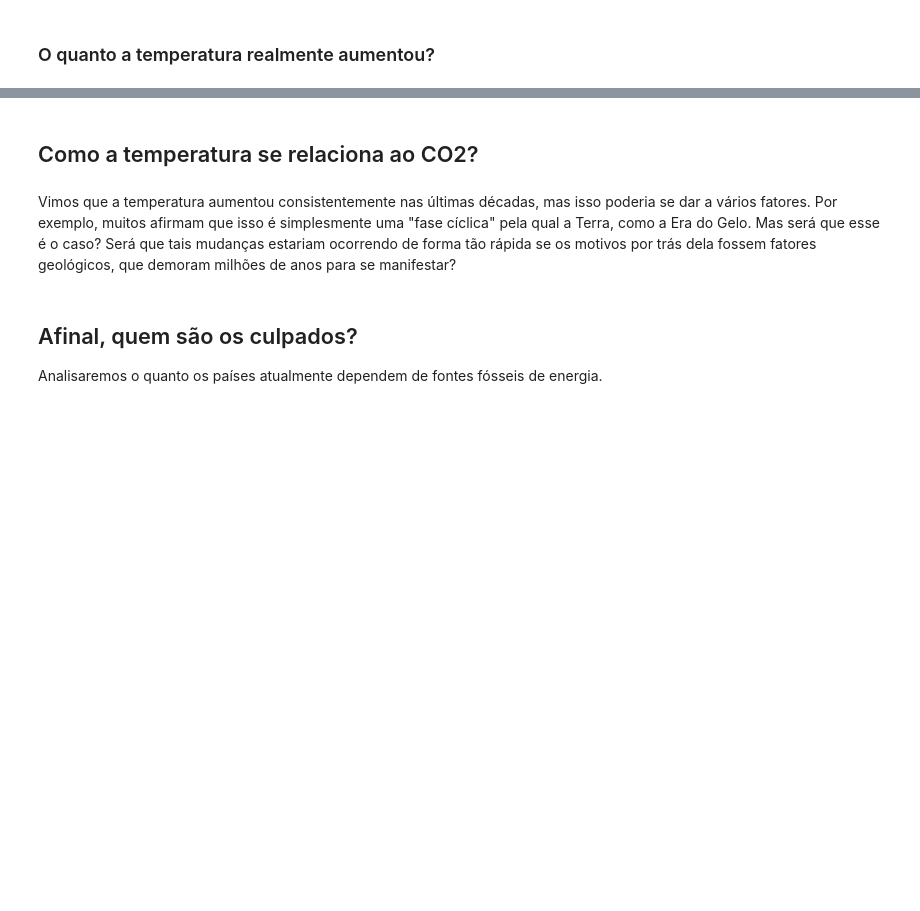
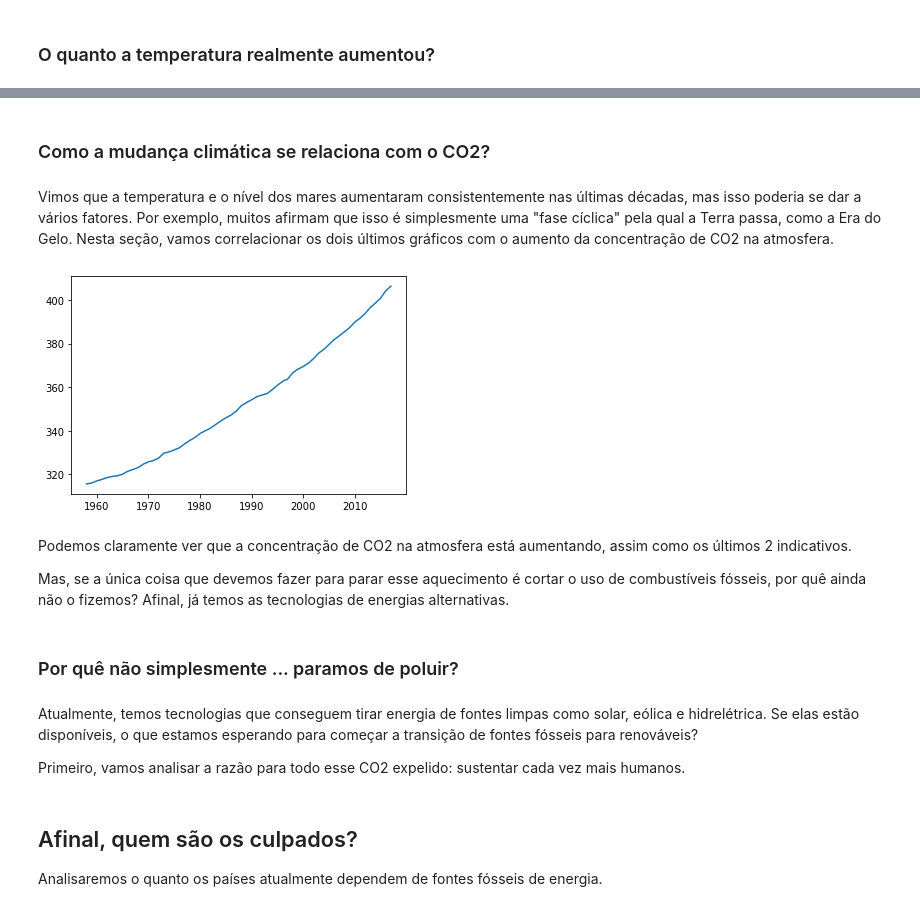
Before and after one commit to leoDomingos/Introducao-ao-aquecimento-global, a Jupyter notebook: main.ipynb, the cells around one changed output, grey strips where cells are left out. Drawn from its saved outputs; the diff is of its cells as text; code cells hidden in the pictures; blank space fills up the shorter version.

```diff
--- a/main.ipynb
+++ b/main.ipynb
@@ -145,7 +202,37 @@ análise da temperatura
 # %% [markdown]
-## Como a temperatura se relaciona ao CO2?
+### Como a mudança climática se relaciona com o CO2?
 # %% [markdown]
-Vimos que a temperatura aumentou consistentemente nas últimas décadas, mas isso poderia se dar a vários fatores. Por exemplo, muitos afirmam que isso é simplesmente uma "fase cíclica" pela qual a Terra, como a Era do Gelo. Mas será que esse é o caso? Será que tais mudanças estariam ocorrendo de forma tão rápida se os motivos por trás dela fossem fatores geológicos, que demoram milhões de anos para se manifestar?
+Vimos que a temperatura e o nível dos mares aumentaram consistentemente nas últimas décadas, mas isso poderia se dar a vários fatores. Por exemplo, muitos afirmam que isso é simplesmente uma "fase cíclica" pela qual a Terra passa, como a Era do Gelo. Nesta seção, vamos correlacionar os dois últimos gráficos com o aumento da concentração de CO2 na atmosfera.
+# %%
+co2_concentration_data = pd.read_csv("./data/co2-concentration.csv")
+
+dict_co2_concentration = {year:[] for year in range(1958, 2018)}
+
+
+for index, row in co2_concentration_data.iterrows():
+    co2_concentration_ano = int(row.Year)
+    if row["Carbon Dioxide (ppm)"] > 0: # Vendo se tem dados
+        dict_co2_concentration[co2_concentration_ano].append(row["Carbon Dioxide (ppm)"])
+    else: # Se não tem, adicionamos a média
+        if len(dict_co2_concentration[co2_concentration_ano]) > 0:
+            dict_co2_concentration[co2_concentration_ano].append(np.average(dict_co2_concentration[co2_concentration_ano]))
+
+for ano, concentracao in dict_co2_concentration.items():
+    dict_co2_concentration[ano] = np.average(concentracao)
+# %%
+plt.plot(list(dict_co2_concentration.keys()), list(dict_co2_concentration.values()));
+# %% [output]
+[figure, added]
+# %% [markdown]
+Podemos claramente ver que a concentração de CO2 na atmosfera está aumentando, assim como os últimos 2 indicativos.
+
+Mas, se a única coisa que devemos fazer para parar esse aquecimento é cortar o uso de combustíveis fósseis, por quê ainda não o fizemos? Afinal, já temos as tecnologias de energias alternativas.
+# %% [markdown]
+### Por quê não simplesmente ... paramos de poluir?
+# %% [markdown]
+Atualmente, temos tecnologias que conseguem tirar energia de fontes limpas como solar, eólica e hidrelétrica. Se elas estão disponíveis, o que estamos esperando para começar a transição de fontes fósseis para renováveis?
+
+Primeiro, vamos analisar a razão para todo esse CO2 expelido: sustentar cada vez mais humanos.
 # %% [markdown]
 ## Afinal, quem são os culpados?
 
```
Also changed, not shown: parts of 16 cells of this notebook, 1 other file.
